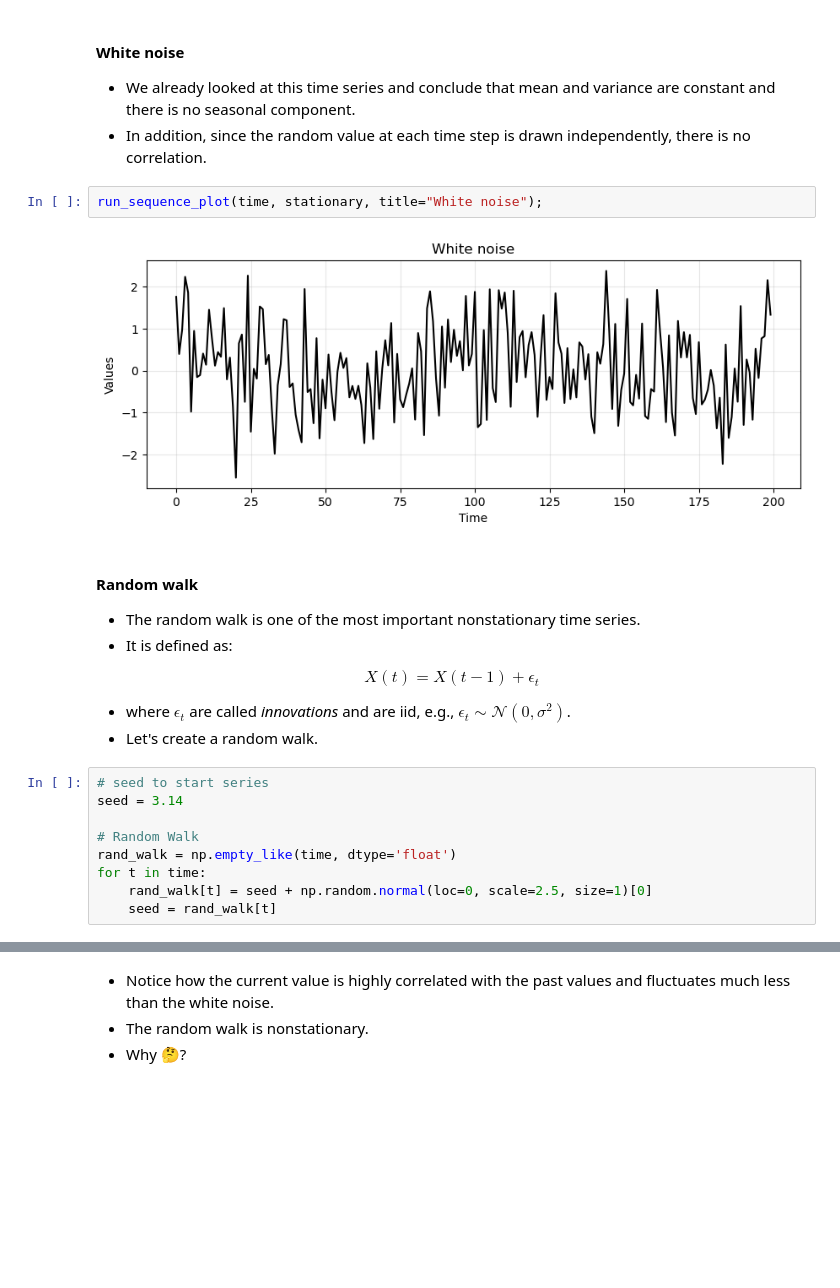
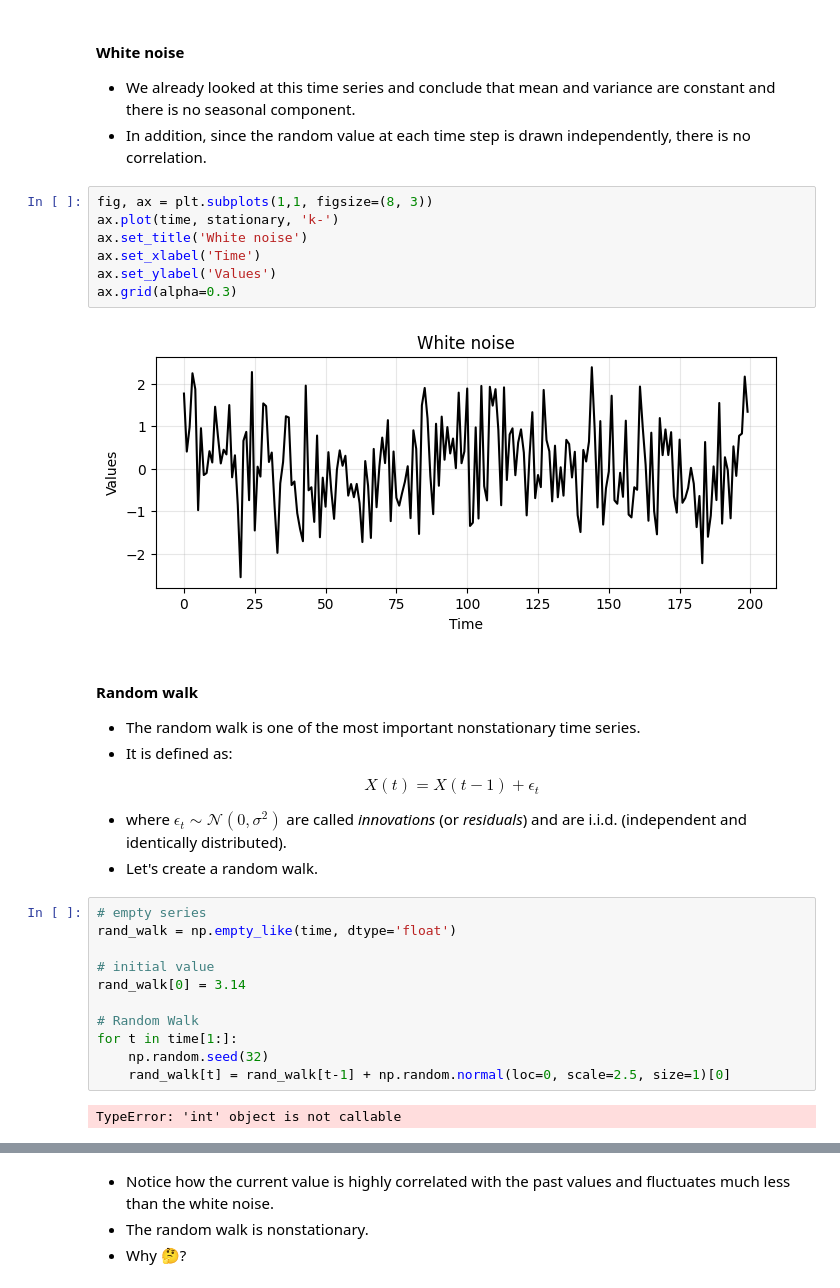
Before and after one commit to nsydn/time-series-analysis-and-forecasting, a Jupyter notebook: notebooks/02/stationarity_NSA.ipynb, the cells around one changed output, grey strips where cells are left out. Saved outputs shown, nothing was run; the diff lists cells and outputs as text; blank space fills up the shorter version.

```diff
--- a/notebooks/02/stationarity_NSA.ipynb
+++ b/notebooks/02/stationarity_NSA.ipynb
@@ -135,10 +137,15 @@ plt.show()
 
 - We already looked at this time series and conclude that mean and variance are constant and there is no seasonal component.
 - In addition, since the random value at each time step is drawn independently, there is no correlation.
-# %%
-run_sequence_plot(time, stationary, title="White noise");
-# %% [output]
-[figure, removed]
+# %%
+fig, ax = plt.subplots(1,1, figsize=(8, 3))
+ax.plot(time, stationary, 'k-')
+ax.set_title('White noise')
+ax.set_xlabel('Time')
+ax.set_ylabel('Values')
+ax.grid(alpha=0.3)
+# %% [output]
+[figure, added]
 # %% [markdown]
 #### Random walk
 
@@ -147,14 +154,18 @@ run_sequence_plot(time, stationary, title="White noise");
 
 $$X(t) = X(t-1) + \epsilon_t$$
 
-- where $\epsilon_t$ are called *innovations* and are iid, e.g., $\epsilon_t \sim \mathcal{N}(0,\sigma^2)$.
+- where $\epsilon_t \sim \mathcal{N}(0,\sigma^2)$ are called *innovations* (or *residuals*) and are i.i.d. (independent and identically distributed).
 - Let's create a random walk.
 # %%
-# seed to start series
-seed = 3.14
+# empty series
+rand_walk = np.empty_like(time, dtype='float')
+
+# initial value
+rand_walk[0] = 3.14
 
 # Random Walk
-rand_walk = np.empty_like(time, dtype='float')
-for t in time:
-    rand_walk[t] = seed + np.random.normal(loc=0, scale=2.5, size=1)[0]
-    seed = rand_walk[t]
+for t in time[1:]:
+    np.random.seed(32)
+    rand_walk[t] = rand_walk[t-1] + np.random.normal(loc=0, scale=2.5, size=1)[0]
+# %% [output]
+TypeError: 'int' object is not callable
```
Also changed, not shown: parts of 7 cells of this notebook.
